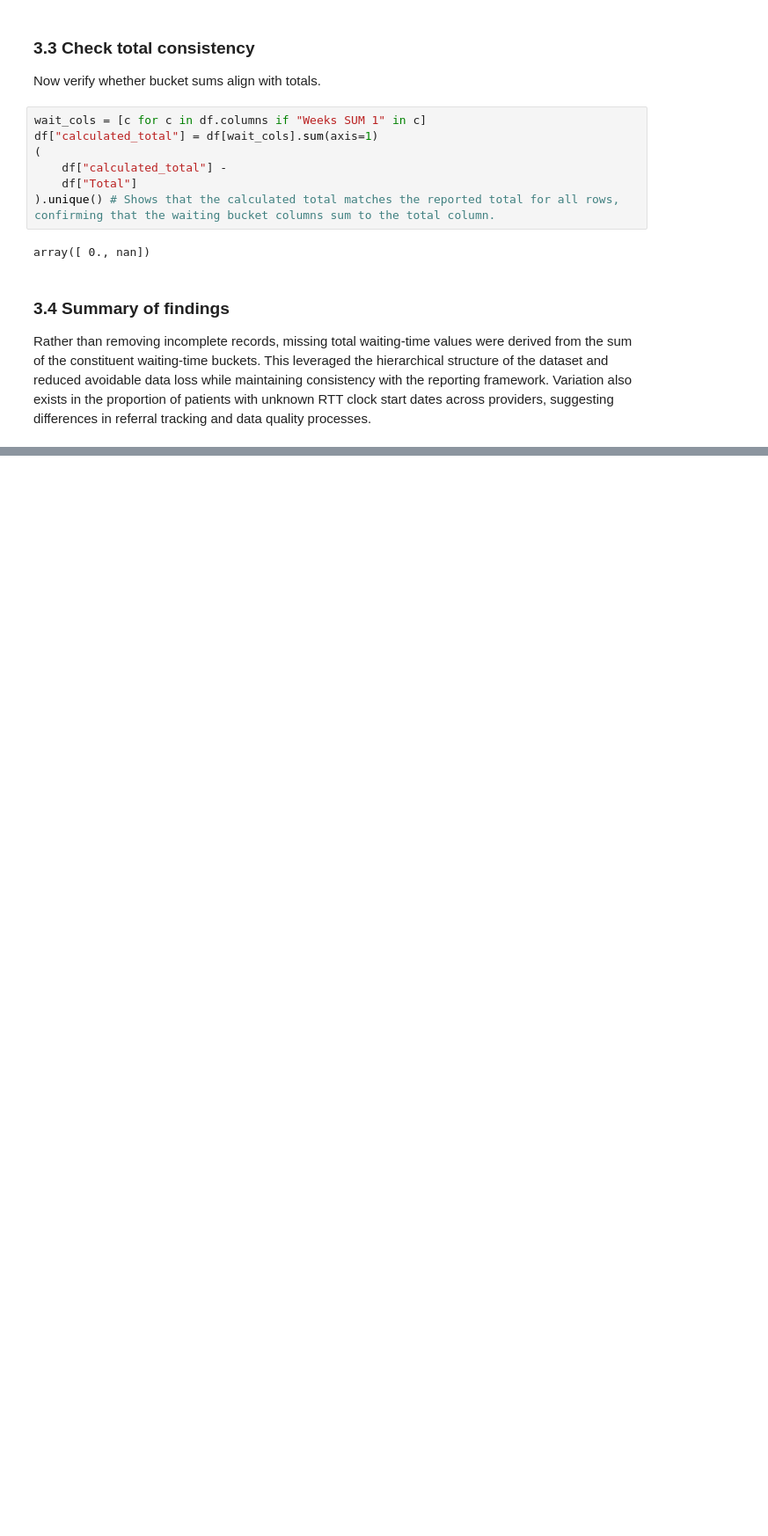
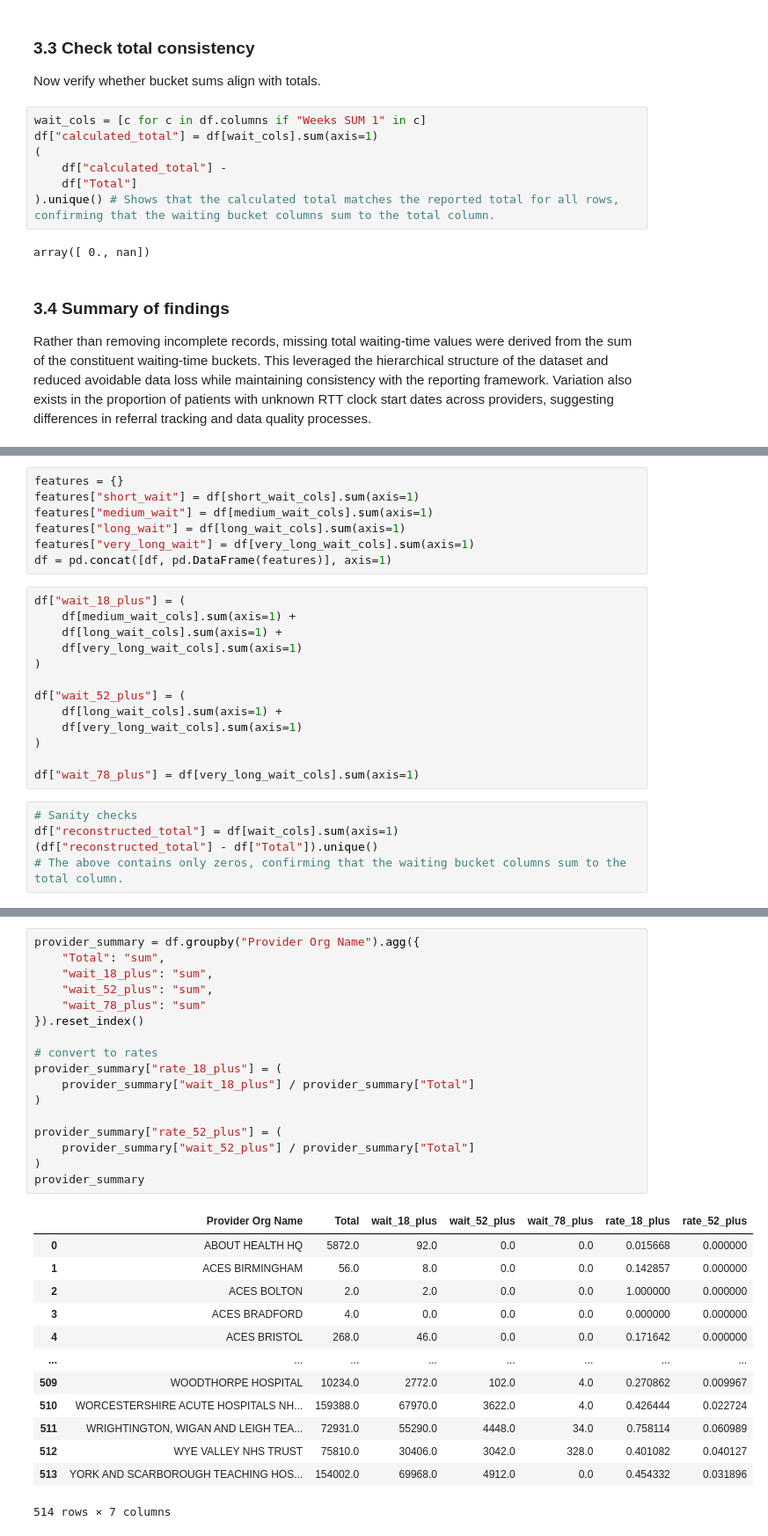
Before and after one commit to MeganRichards1/nhs-waiting-times-analysis, a Jupyter notebook: notebooks/project_analysis.ipynb, the cells around one changed output, grey strips where cells are left out. Shown at 88% size. Cells and saved outputs as stored; diff of their text form; blank space fills up the shorter version.

```diff
--- a/notebooks/project_analysis.ipynb
+++ b/notebooks/project_analysis.ipynb
@@ -221,0 +333,25 @@ The goal of this section is to find meaningful summary features, interpretable c
+# %%
+features = {}
+features["short_wait"] = df[short_wait_cols].sum(axis=1)
+features["medium_wait"] = df[medium_wait_cols].sum(axis=1)
+features["long_wait"] = df[long_wait_cols].sum(axis=1)
+features["very_long_wait"] = df[very_long_wait_cols].sum(axis=1)
+df = pd.concat([df, pd.DataFrame(features)], axis=1)
+# %%
+df["wait_18_plus"] = (
+    df[medium_wait_cols].sum(axis=1) +
+    df[long_wait_cols].sum(axis=1) +
+    df[very_long_wait_cols].sum(axis=1)
+)
+
+df["wait_52_plus"] = (
+    df[long_wait_cols].sum(axis=1) +
+    df[very_long_wait_cols].sum(axis=1)
+)
+
+df["wait_78_plus"] = df[very_long_wait_cols].sum(axis=1)
+# %%
+# Sanity checks
+df["reconstructed_total"] = df[wait_cols].sum(axis=1)
+(df["reconstructed_total"] - df["Total"]).unique()
+# The above contains only zeros, confirming that the waiting bucket columns sum to the total column.
@@ -221,0 +370,31 @@ The goal of this section is to find meaningful summary features, interpretable c
+# %%
+provider_summary = df.groupby("Provider Org Name").agg({
+    "Total": "sum",
+    "wait_18_plus": "sum",
+    "wait_52_plus": "sum",
+    "wait_78_plus": "sum"
+}).reset_index()
+
+# convert to rates
+provider_summary["rate_18_plus"] = (
+    provider_summary["wait_18_plus"] / provider_summary["Total"]
+)
+
+provider_summary["rate_52_plus"] = (
+    provider_summary["wait_52_plus"] / provider_summary["Total"]
+)
+provider_summary
+# %% [output]
+|  | Provider Org Name | Total | wait_18_plus | wait_52_plus | wait_78_plus | rate_18_plus | rate_52_plus |
+| 0 | ABOUT HEALTH HQ | 5872.0 | 92.0 | 0.0 | 0.0 | 0.015668 | 0.000000 |
+| 1 | ACES BIRMINGHAM | 56.0 | 8.0 | 0.0 | 0.0 | 0.142857 | 0.000000 |
+| 2 | ACES BOLTON | 2.0 | 2.0 | 0.0 | 0.0 | 1.000000 | 0.000000 |
+| 3 | ACES BRADFORD | 4.0 | 0.0 | 0.0 | 0.0 | 0.000000 | 0.000000 |
+| 4 | ACES BRISTOL | 268.0 | 46.0 | 0.0 | 0.0 | 0.171642 | 0.000000 |
+| ... | ... | ... | ... | ... | ... | ... | ... |
+| 509 | WOODTHORPE HOSPITAL | 10234.0 | 2772.0 | 102.0 | 4.0 | 0.270862 | 0.009967 |
+| 510 | WORCESTERSHIRE ACUTE HOSPITALS NH... | 159388.0 | 67970.0 | 3622.0 | 4.0 | 0.426444 | 0.022724 |
+| 511 | WRIGHTINGTON, WIGAN AND LEIGH TEA... | 72931.0 | 55290.0 | 4448.0 | 34.0 | 0.758114 | 0.060989 |
+| 512 | WYE VALLEY NHS TRUST | 75810.0 | 30406.0 | 3042.0 | 328.0 | 0.401082 | 0.040127 |
+| 513 | YORK AND SCARBOROUGH TEACHING HOS... | 154002.0 | 69968.0 | 4912.0 | 0.0 | 0.454332 | 0.031896 |
+514 rows × 7 columns
```
Also changed, not shown: parts of 13 cells of this notebook.
